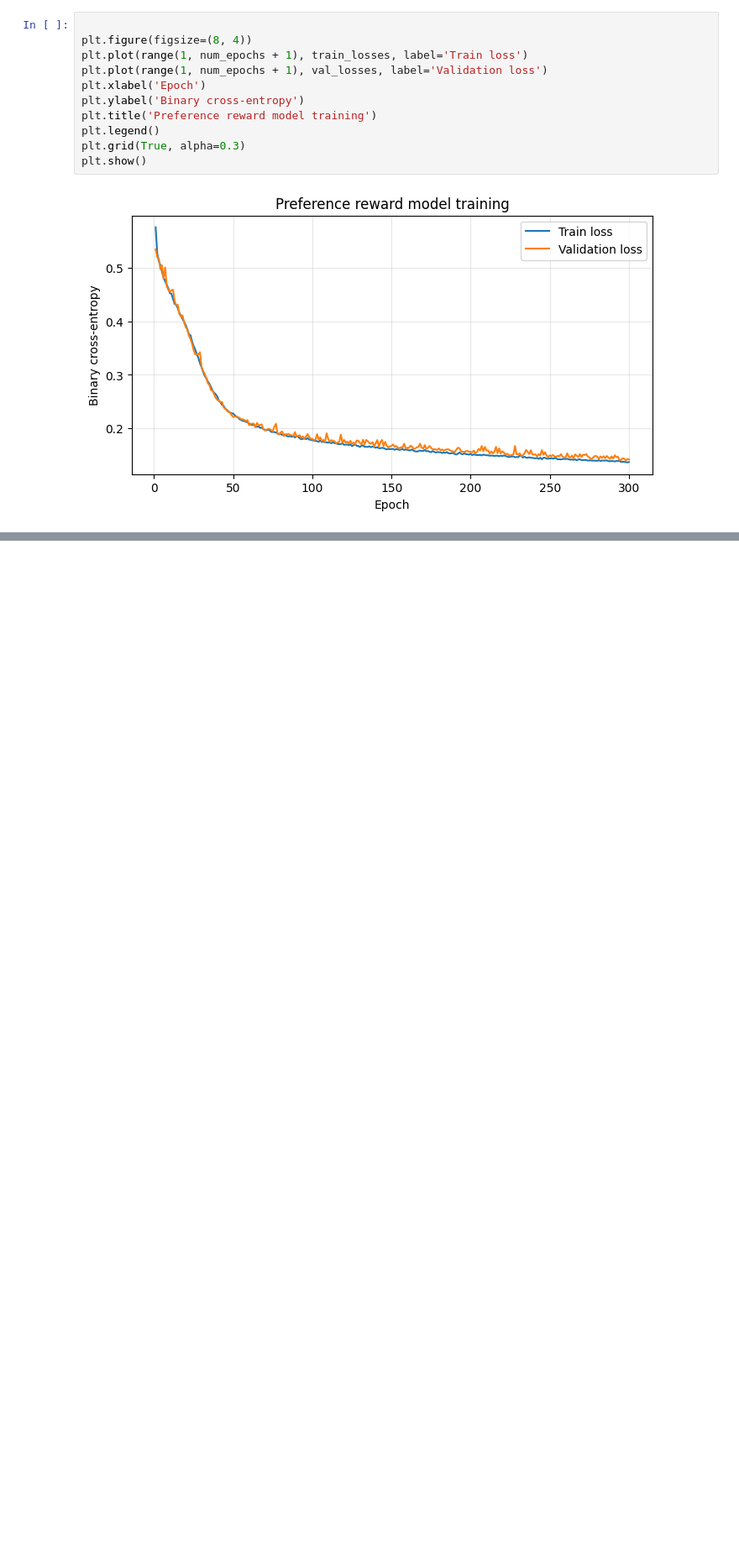
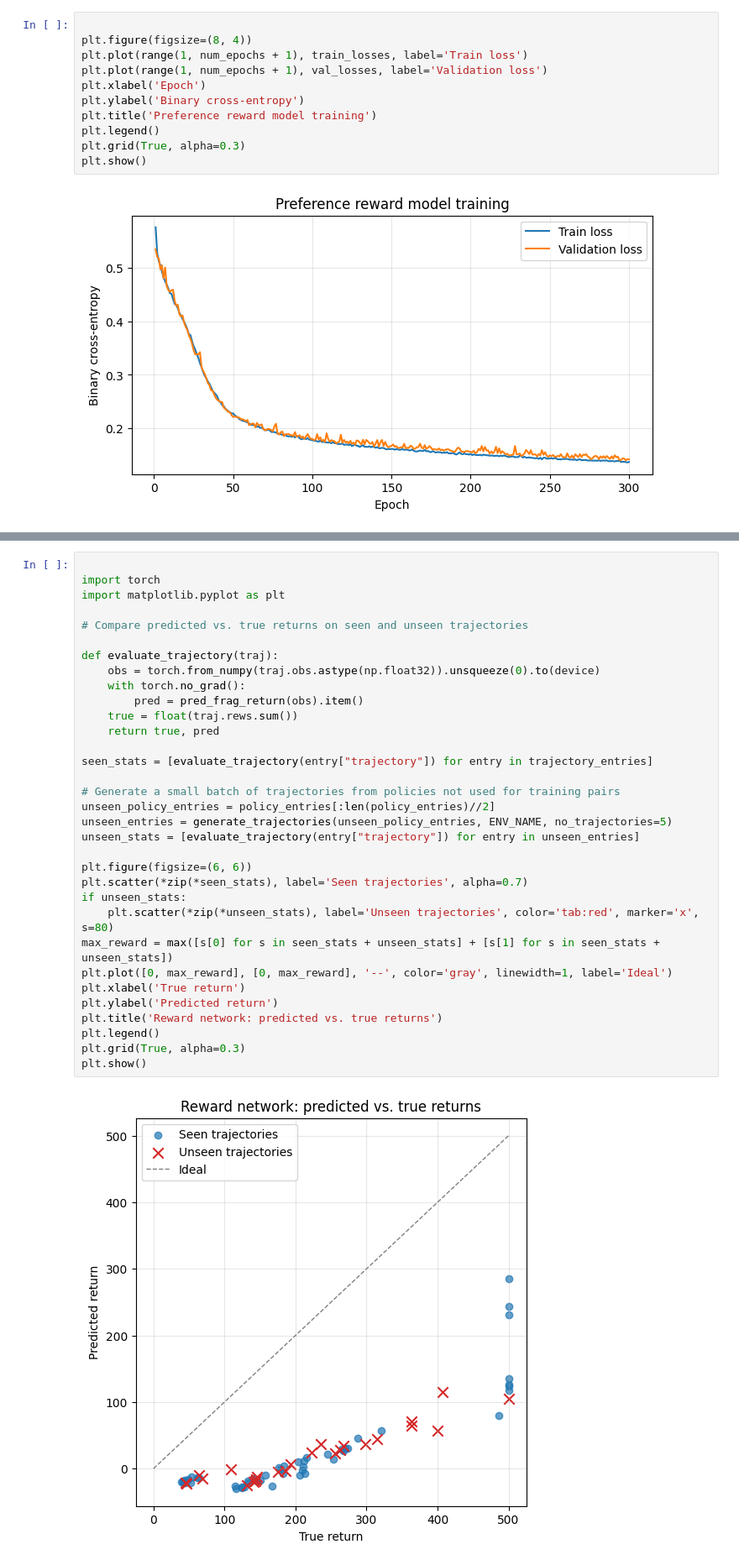
Before and after one commit to moritz-zoellner/imitation, a Jupyter notebook: src/imitation/trex_playground.ipynb, the cells around one changed output, grey strips where cells are left out. Shown: that part at 84% size. Saved outputs shown, nothing was run; the diff lists cells and outputs as text; blank space fills up the shorter version.

Commit message:
scatter plot

```diff
--- a/src/imitation/trex_playground.ipynb
+++ b/src/imitation/trex_playground.ipynb
@@ -224,0 +227,35 @@ plt.show()
+# %%
+
+import torch
+import matplotlib.pyplot as plt
+
+# Compare predicted vs. true returns on seen and unseen trajectories
+
+def evaluate_trajectory(traj):
+    obs = torch.from_numpy(traj.obs.astype(np.float32)).unsqueeze(0).to(device)
+    with torch.no_grad():
+        pred = pred_frag_return(obs).item()
+    true = float(traj.rews.sum())
+    return true, pred
+
+seen_stats = [evaluate_trajectory(entry["trajectory"]) for entry in trajectory_entries]
+
+# Generate a small batch of trajectories from policies not used for training pairs
+unseen_policy_entries = policy_entries[:len(policy_entries)//2]
+unseen_entries = generate_trajectories(unseen_policy_entries, ENV_NAME, no_trajectories=5)
+unseen_stats = [evaluate_trajectory(entry["trajectory"]) for entry in unseen_entries]
+
+plt.figure(figsize=(6, 6))
+plt.scatter(*zip(*seen_stats), label='Seen trajectories', alpha=0.7)
+if unseen_stats:
+    plt.scatter(*zip(*unseen_stats), label='Unseen trajectories', color='tab:red', marker='x', s=80)
+max_reward = max([s[0] for s in seen_stats + unseen_stats] + [s[1] for s in seen_stats + unseen_stats])
+plt.plot([0, max_reward], [0, max_reward], '--', color='gray', linewidth=1, label='Ideal')
+plt.xlabel('True return')
+plt.ylabel('Predicted return')
+plt.title('Reward network: predicted vs. true returns')
+plt.legend()
+plt.grid(True, alpha=0.3)
+plt.show()
+# %% [output]
+[figure, added]
```
Also changed, not shown: parts of 1 cell of this notebook.
